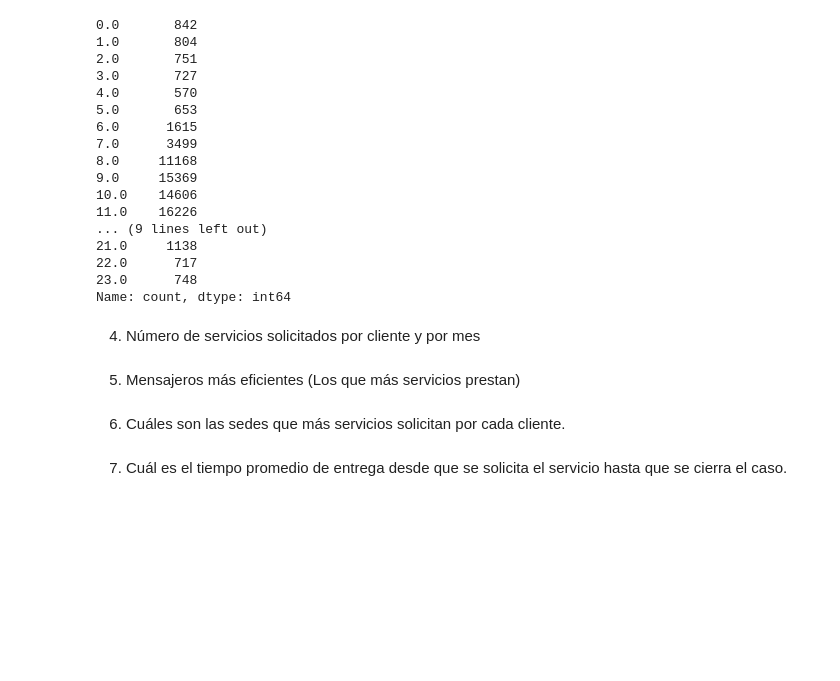
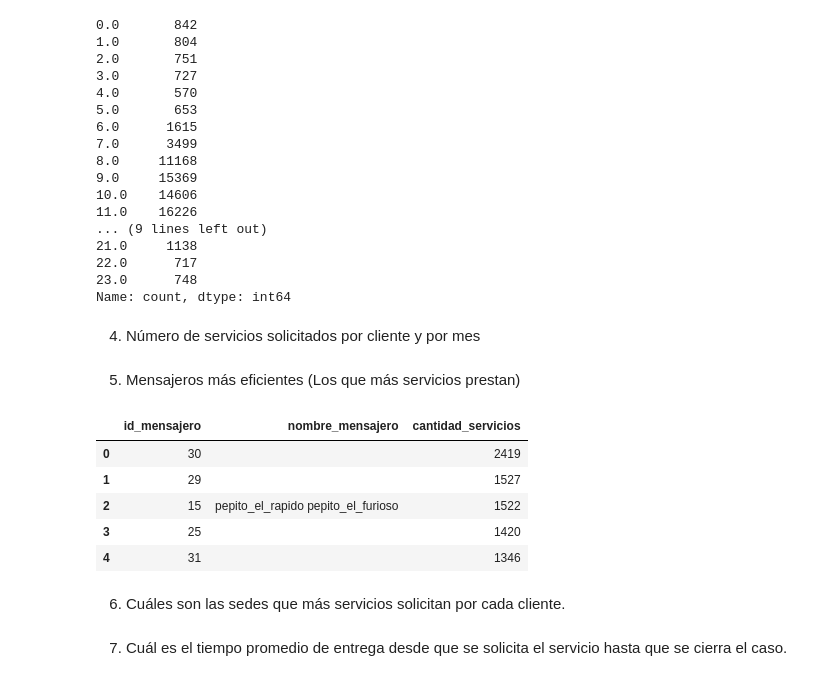
Before and after one commit to Alejandro1221/Rapido-Furioso, a Jupyter notebook: Untitled.ipynb, the cells around one changed output. Saved outputs shown, nothing was run; the diff lists cells and outputs as text; code cells hidden in the pictures; blank space fills up the shorter version.

Commit message:
Update execution counts and enhance SQL queries to include 'nombre_mensajero' for improved data representation

```diff
--- a/Untitled.ipynb
+++ b/Untitled.ipynb
@@ -240,6 +240,32 @@ Name: count, dtype: int64
 4) Número de servicios solicitados por cliente y por mes
 # %% [markdown]
 5) Mensajeros más eficientes (Los que más servicios prestan)
+# %%
+query_mensajeros_eficiencia = """
+SELECT
+	m.id_mensajero,
+    m.nombre_mensajero,
+    COUNT(s.id_mensajero) AS cantidad_servicios
+FROM
+    servicios s
+JOIN
+    mensajero m ON s.id_mensajero = m.id_mensajero
+GROUP BY
+    m.id_mensajero
+ORDER BY
+    cantidad_servicios DESC;
+"""
+
+df_mensajeros = pd.read_sql(query_mensajeros_eficiencia, engine_etl)
+
+df_mensajeros.head()
+# %% [output]
+|  | id_mensajero | nombre_mensajero | cantidad_servicios |
+| 0 | 30 |  | 2419 |
+| 1 | 29 |  | 1527 |
+| 2 | 15 | pepito_el_rapido pepito_el_furioso | 1522 |
+| 3 | 25 |  | 1420 |
+| 4 | 31 |  | 1346 |
 # %% [markdown]
 6) Cuáles son las sedes que más servicios solicitan por cada cliente.
 # %% [markdown]
```
Also changed, not shown: 2 other files.
